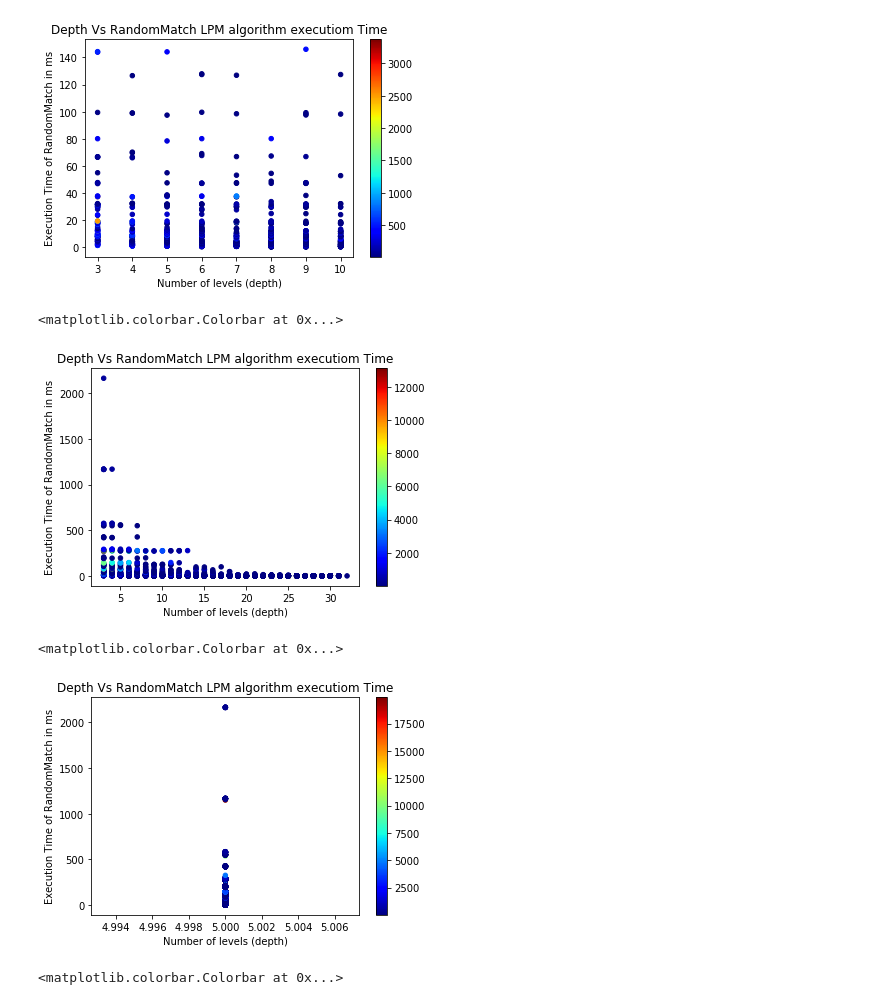
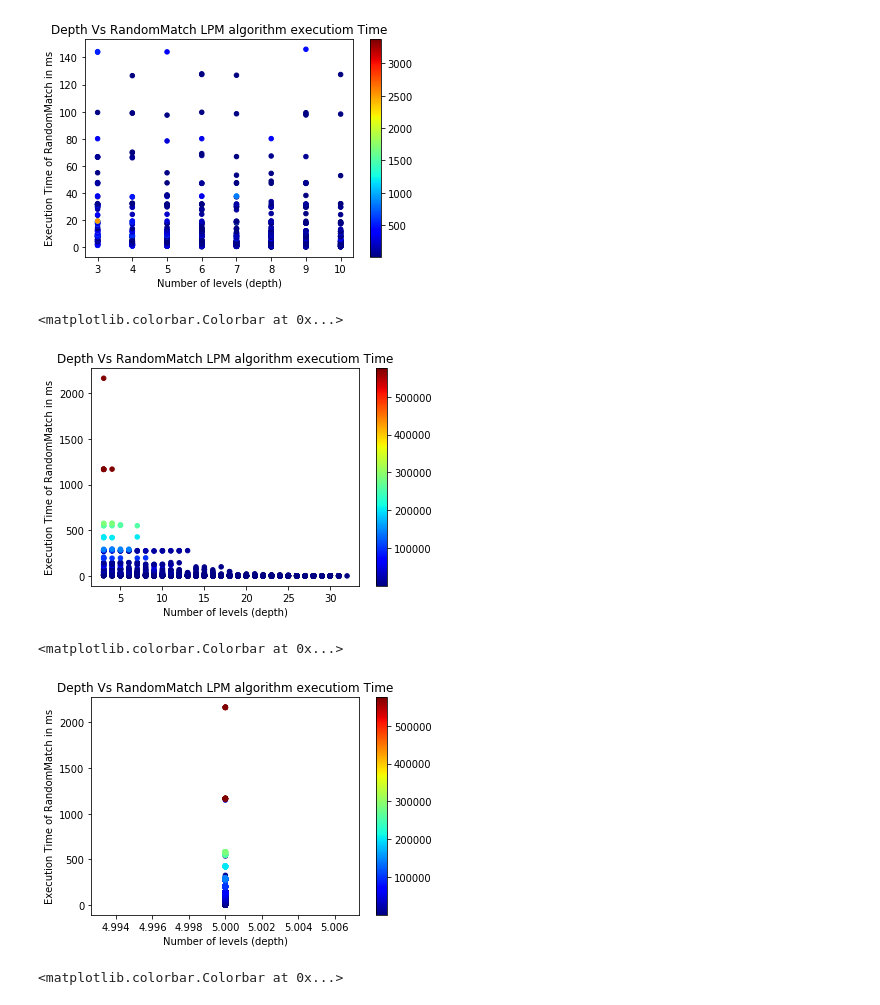
Before and after one commit to matrackif/TrieStrides, a Jupyter notebook: flavors_data_analysis.ipynb, the cells around one changed output. Cells and saved outputs as stored; diff of their text form; code cells hidden in the pictures.

```diff
--- a/flavors_data_analysis.ipynb
+++ b/flavors_data_analysis.ipynb
@@ -52,13 +53,14 @@ def append_stats(row: pd.Series, nodes: list):
     num_empty_pointers_per_lvl = str(num_empty_pointers_per_lvl)
     percentage_empty_pointers_per_lvl = str(percentage_empty_pointers_per_lvl)
     tmp, strides_nodes, cost, percent = utils.get_stats(nodes, strides, ignore_last_level=True)
+    max_avg_node_size = max(from_curly_bracket_str_to_list(row['AverageNodeSizesLevels']))
     build_and_find = float(row['Build']) + float(row['Find'])
     build_and_match = float(row['Build']) + float(row['Match'])
     match_and_find = float(row['Match']) + float(row['Find'])
-    return pd.Series([cost, percent, build_and_find, build_and_match, match_and_find, num_empty_pointers_per_lvl, percentage_empty_pointers_per_lvl, total_empty_pointer_percentage])
+    return pd.Series([cost, percent, build_and_find, build_and_match, match_and_find, num_empty_pointers_per_lvl, percentage_empty_pointers_per_lvl, total_empty_pointer_percentage, max_avg_node_size])
 
 def append_stats_to_df(df: pd.DataFrame):
-    newcol_names = ['Cost', 'Percent', 'BuildAndFind', 'BuildAndMatch', 'MatchAndFind', 'EmptyPointerLevels', 'PercentEmptyPointerLevels', 'TotalEmptyPointerPercentage']
+    newcol_names = ['Cost', 'Percent', 'BuildAndFind', 'BuildAndMatch', 'MatchAndFind', 'EmptyPointerLevels', 'PercentEmptyPointerLevels', 'TotalEmptyPointerPercentage', 'MaxAverageNodeSize']
     # For now assume Tokyo dataset
     newcols = df.apply(lambda row: append_stats(row, node_counts_tokyo), axis=1)
     newcols.columns = newcol_names
@@ -277,3 +280,15 @@ all_configs_5_strides[['AverageNodeSize', 'RandomMatch']]
 | 31298 | 280.9770 | 2166.400000 |
 31310 rows × 2 columns
 [figure]
+# %%
+x = all_configs_5_strides['MaxAverageNodeSize'].values
+y = all_configs_5_strides['RandomMatch'].values
+z = all_configs_5_strides['Match'].values
+plt.title("MaxAverageNodeSize Vs RandomMatch LPM algorithm executiom Time")
+plt.xlabel("Average Node Size (number of keys per node)")
+plt.ylabel("Execution Time of RandomMatch in ms")
+plt.scatter(x, y, s=20, c=z, marker='o', cmap = cm.jet)
+plt.colorbar()
+
+all_configs_5_strides = all_configs_5_strides.sort_values('MaxAverageNodeSize')
+all_configs_5_strides[['MaxAverageNodeSize', 'RandomMatch']][all_configs_5_strides['RandomMatch'] > 500]
@@ -405,7 +435,7 @@ plt.colorbar()
 # %%
 x = results_random_shuffled['Depth'].values
 y = results_random_shuffled['RandomMatch'].values
-z = results_random_shuffled['AverageNodeSize'].values
+z = results_random_shuffled['MaxAverageNodeSize'].values
 plt.title("Depth Vs RandomMatch LPM algorithm executiom Time")
 plt.xlabel("Number of levels (depth)")
 plt.ylabel("Execution Time of RandomMatch in ms")
@@ -413,19 +443,19 @@ plt.scatter(x, y, s=20, c=z, marker='o', cmap = cm.jet)
 plt.colorbar()
 # %% [output]
 <matplotlib.colorbar.Colorbar at 0x...>
-[figure, old version]
+[figure, new version]
 # %%
 x = all_configs_5_strides['Depth'].values
 y = all_configs_5_strides['RandomMatch'].values
-z = all_configs_5_strides['AverageNodeSize'].values
+z = all_configs_5_strides['MaxAverageNodeSize'].values
 plt.title("Depth Vs RandomMatch LPM algorithm executiom Time")
 plt.xlabel("Number of levels (depth)")
 plt.ylabel("Execution Time of RandomMatch in ms")
 plt.scatter(x, y, s=20, c=z, marker='o', cmap = cm.jet)
 plt.colorbar()
 # %% [output]
 <matplotlib.colorbar.Colorbar at 0x...>
-[figure, old version]
+[figure, new version]
 # %%
 x = results_wolant['Depth'].values
 y = results_wolant['RandomMatch'].values
```
Also changed, not shown: parts of 16 cells of this notebook.
